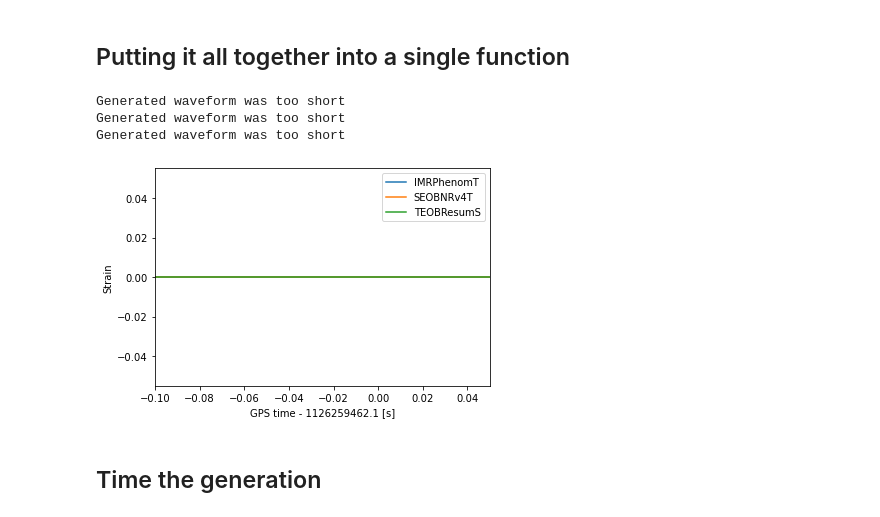
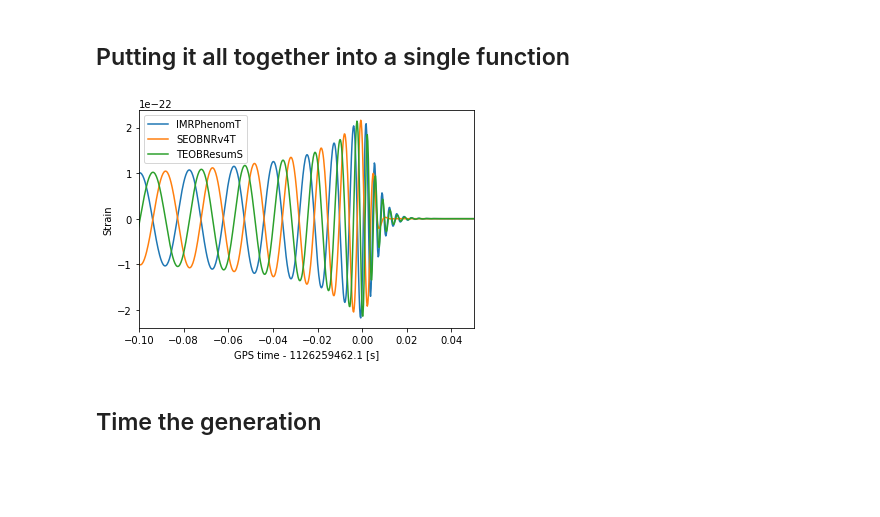
Before and after one commit to GregoryAshton/GregoryAshton.github.io, a Jupyter notebook: source/notes/waveform_projection.ipynb, the cells around one changed output. Saved outputs shown, nothing was run; the diff lists cells and outputs as text; code cells hidden in the pictures; blank space fills up the shorter version.

```diff
--- a/source/notes/waveform_projection.ipynb
+++ b/source/notes/waveform_projection.ipynb
@@ -129,7 +129,7 @@ plt.show()
 # %%
 from bilby.gw.utils import _get_lalsim_approximant, convert_args_list_to_float
 
-def get_gw_waveform(time, parameters, waveform_approximant, reference_frequency, bilby_detector, fudge=0.95, reference_frame=None, pre_trigger_duration=None, error=False):
+def get_gw_waveform(time, parameters, waveform_approximant, reference_frequency, bilby_detector, fudge=0.85, reference_frame=None, pre_trigger_duration=None, error=False):
     par, _ = bilby.gw.conversion.convert_to_lal_binary_black_hole_parameters(parameters)
 
     mass_1_SI = par["mass_1"] * solar_mass
@@ -150,8 +150,8 @@ def get_gw_waveform(time, parameters, waveform_approximant, reference_frequency,
     # only the leading order Newtonian coefficient.
     f_min = fudge * lalsim.SimInspiralChirpStartFrequencyBound(
         pre_trigger_duration,
-        par["mass_1"] * solar_mass,
-        par["mass_2"] * solar_mass
+        mass_1_SI,
+        mass_2_SI,
     )
 
     # Check if the reference frequency is used, if not use f_min
@@ -161,8 +161,6 @@ def get_gw_waveform(time, parameters, waveform_approximant, reference_frequency,
         f_ref = f_min
     else:
         f_ref = reference_frequency
-
-    f_ref = int(f_ref)
 
     iota, spin_1x, spin_1y, spin_1z, spin_2x, spin_2y, spin_2z = bilby.gw.conversion.bilby_to_lalsimulation_spins(
         theta_jn=par["theta_jn"], phi_jl=par["phi_jl"], tilt_1=par["tilt_1"], tilt_2=par["tilt_2"],
@@ -215,22 +213,19 @@ def get_gw_waveform(time, parameters, waveform_approximant, reference_frequency,
 # %%
 parameters = dict(
     mass_1=36., mass_2=29., chi_1=0.4, chi_2=0.3, luminosity_distance=2000., theta_jn=0.4, psi=2.659,
-    phase=2.8, geocent_time=1126259642.413, ra=1.375, dec=-1.2108
+    phase=2.8, geocent_time=geocent_time, ra=1.375, dec=-1.2108
 )
 
 for waveform in ["IMRPhenomT", "SEOBNRv4T", "TEOBResumS"]:
     w = get_gw_waveform(data_detector_time, parameters, waveform, "fmin", H1)
     plt.plot(data_detector_time - geocent_time, w, label=waveform)
 plt.xlim(-0.1, 0.05)
 plt.ylabel("Strain")
 plt.xlabel(f"GPS time - {geocent_time} [s]")
 plt.legend()
 plt.show()
 # %% [output]
-Generated waveform was too short
-Generated waveform was too short
-Generated waveform was too short
-[figure, old version]
+[figure, new version]
 # %% [markdown]
 ## Time the generation
 # %%
```
Also changed, not shown: parts of 7 cells of this notebook, 7 other files.
